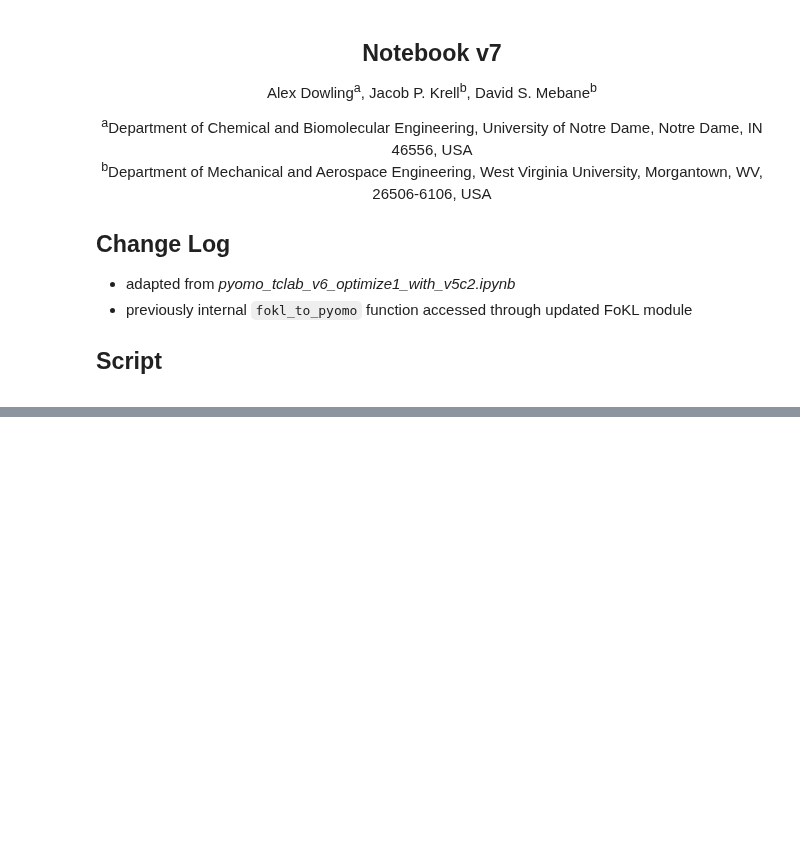
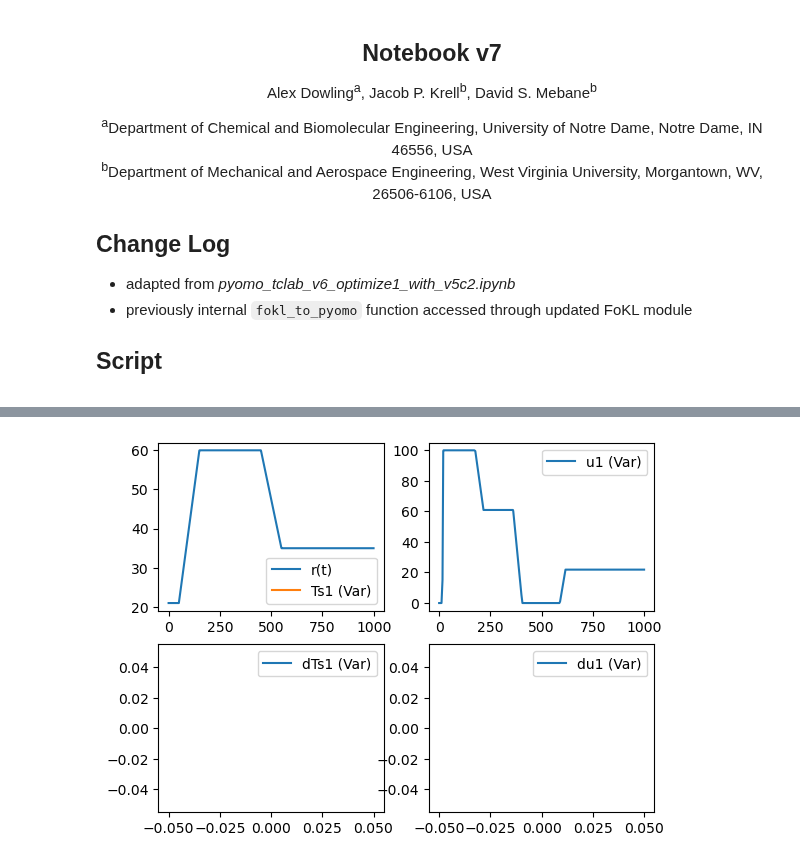
Before and after one commit to jakekrell/FoKL-GPy, a Jupyter notebook: examples/pyomo_tclab/pyomo_tclab_v7.ipynb, the cells around one changed output, grey strips where cells are left out. Saved outputs shown, nothing was run; the diff lists cells and outputs as text; code cells hidden in the pictures; blank space fills up the shorter version.

````diff
--- a/examples/pyomo_tclab/pyomo_tclab_v7.ipynb
+++ b/examples/pyomo_tclab/pyomo_tclab_v7.ipynb
@@ -14,4 +14,10 @@
 - previously internal ```fokl_to_pyomo``` function accessed through updated FoKL module
 
 ## Script
+# %%
+# =====================================================================
+# =====================================================================
+# SYSTEM-LEVEL PARAMETERS:
+
+Simulate = False  # boolean to use dae.Simulator; uses IPOPT if false
 # %%
@@ -117,17 +129,25 @@ except Exception as exception:
 
 # time grid
 t0 = 0
-tf = 1000
-dt = 2
+tf = 999
+dt = 1
 n = round(tf / dt)
 t_grid = np.linspace(t0, tf, n + 1)
 
 # ambient temperature
 Tamb = 21.0
 
+# time points of setpoint/reference values
+tr = [t0, 50, 150, 450, 550, tf]
+
 # setpoint/reference
 def r(t):
-    return np.interp(t, [0, 50, 150, 450, 550], [Tamb, Tamb, 60, 60, 35])
+    return np.interp(t, tr, [Tamb, Tamb, 60, 60, 35, 35])
+
+# derivative of setpoint/reference
+dr_interp = interp1d(tr, [0, (60 - Tamb) / 100, 0, (35 - 60) / 100, 0, 0], kind='previous')
+def dr(t):
+    return float(dr_interp(t))
 # %%
 # =====================================================================
 # =====================================================================
@@ -225,0 +225,71 @@ model.name="TCLab Heater with GP Model";
+# %%
+# =====================================================================
+# SOLVE WITH IPOPT:
+
+if Simulate is False:
+
+    # Define the integral of the squared error
+    @m.Integral(m.t)
+    def ise(m, t):
+        return (r(t) - m.Ts1[t]) ** 2
+
+    # Define the objective function
+    @m.Objective(sense=pyo.minimize)
+    def objective(m):
+        return m.ise
+
+    # Apply a collocation method to numerically integrate the differential equations
+    pyo.TransformationFactory('dae.collocation').apply_to(m, nfe=100, wrt=m.t)
+
+    # Fix u1 to benchmark solution, forcing 0 DoF for sake of debugging:
+
+    u1_benchmark = np.loadtxt(os.path.join(dir, 'data', 'u1_benchmark_solution.csv'), delimiter=',')
+    u1_benchmark = np.concatenate([np.array([t0, 0])[np.newaxis, :],
+                                   u1_benchmark[1:107, :],
+                                   u1_benchmark[130:218, :],
+                                   u1_benchmark[243:354, :],
+                                   u1_benchmark[370::, :]], axis=0)  # remove oscillations
+
+    def u_ref(t):
+        """u1 values from benchmark solution."""
+        u1 = np.interp(t, u1_benchmark[:, 0], u1_benchmark[:, 1])
+        if u1 < 0:
+            return 0
+        elif u1 > 100:
+            return 100
+        else:
+            return u1
+
+    for t in m.t:
+        # m.y_avg[t] = dr(t)  # forces Ts1 to match r(t), but u1 is unaffected
+        # m.dTs1[t].fix(dr(t))  # Ts1 gets shape but has large "stepwise" jumps in value
+        # m.u1[t].fix(u_ref(t))  # Ts1 not accurate
+        m.u1[t] = u_ref(t)  # initialized but not fixed; same solution as without this initialization
+
+    # Call our nonlinear optimization/equation solver, Ipopt
+    solver = pyo.SolverFactory('ipopt')
+    solver.options['linear_solver'] = 'ma27'
+    solver.solve(m, tee=True)
+
+    # Plot solution
+
+    tvec = m.t.data()
+
+    fig, axs = plt.subplots(2, 2)
+
+    axs[0, 0].plot()
+    axs[0, 0].plot(tvec, r(tvec))
+    axs[0, 0].plot(tvec, m.Ts1[:]())
+    axs[0, 0].legend(['r(t)', 'Ts1 (Var)'])
+
+    axs[0, 1].plot(tvec, m.u1[:]())
+    axs[0, 1].legend(['u1 (Var)'])
+
+    axs[1, 1].plot(tvec, m.du1[:]())
+    axs[1, 1].legend(['du1 (Var)'])
+
+    axs[1, 0].plot(tvec, m.dTs1[:]())
+    axs[1, 0].legend(['dTs1 (Var)'])
+
+    plt.show()
+# %% [output]
@@ -225,0 +306 @@ model.name="TCLab Heater with GP Model";
+[figure, added]
````
Also changed, not shown: parts of 6 cells of this notebook, 1 other file.
